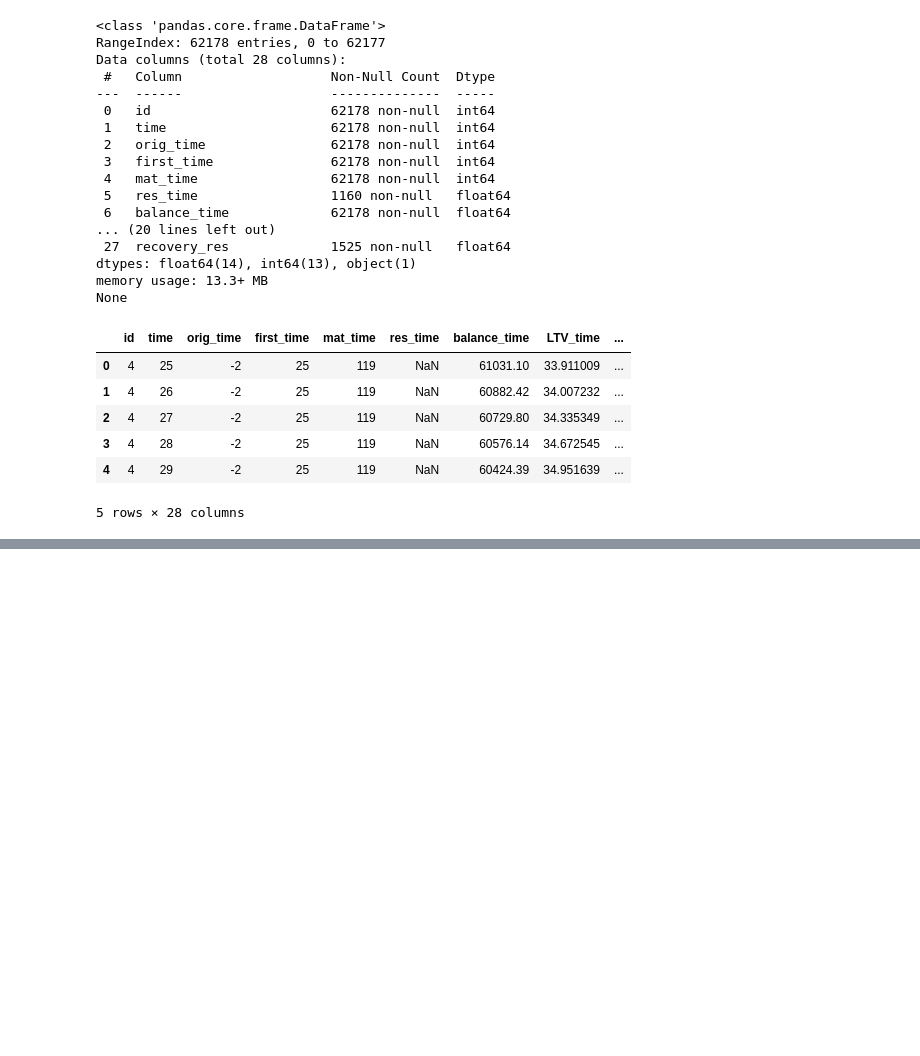
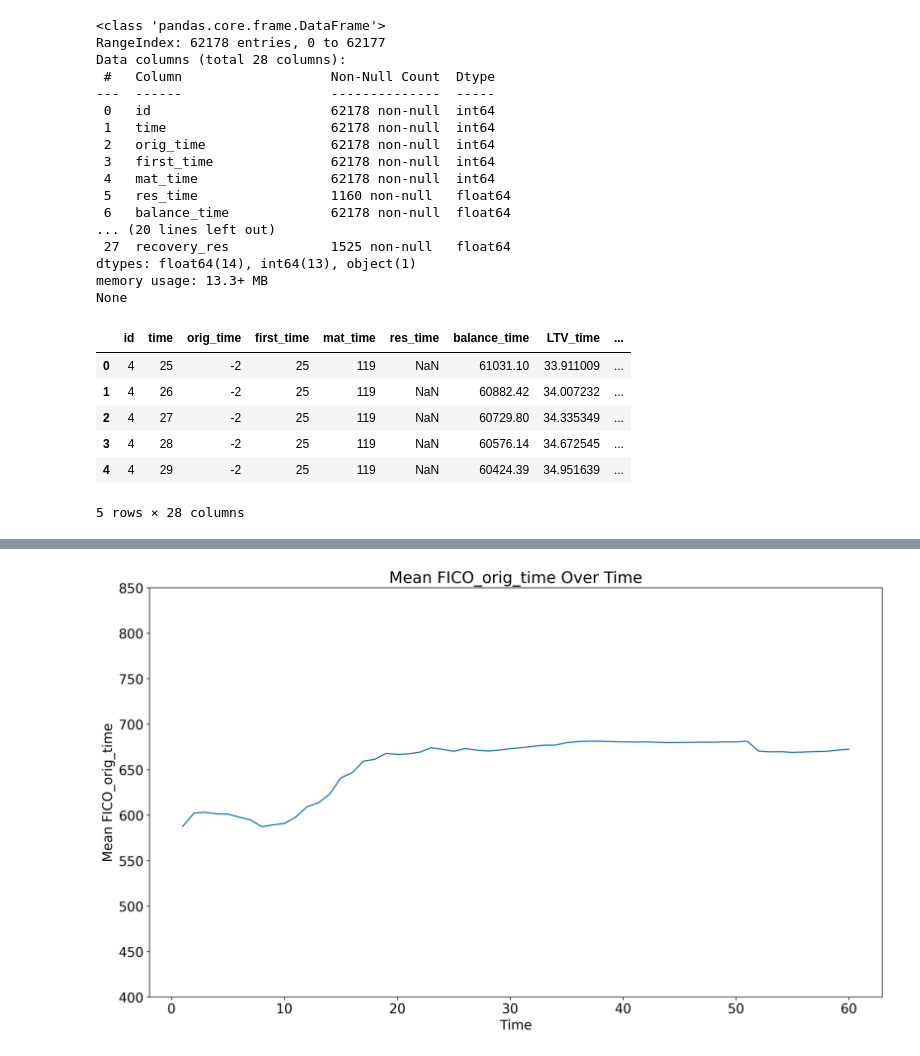
Before and after one commit to AndresMontesDeOca/Deep_Credit_Risk, a Jupyter notebook: Deep_Credit_Risk.ipynb, the cells around one changed output, grey strips where cells are left out. Drawn from its saved outputs; the diff is of its cells as text; code cells hidden in the pictures; blank space fills up the shorter version.

```diff
--- a/Deep_Credit_Risk.ipynb
+++ b/Deep_Credit_Risk.ipynb
@@ -5,5 +3,11 @@ import pandas as pd
-# %%
-data = pd.read_csv("dcr.csv")
+# %%
+import warnings; warnings.simplefilter('ignore')
+from dcr import *
+
+%matplotlib inline
+plt.rcParams['figure.figsize'] = (16, 9)
+plt.rcParams['figure.dpi'] = 300
+plt.rcParams.update({'font.size':16})
 # %%
 print(data.info())
 display(data.head())
@@ -34,0 +124,11 @@ None
+# %%
+mean_fico_over_time = data.groupby('time')['FICO_orig_time'].mean()
+
+mean_fico_over_time.plot(kind='line')
+plt.title('Mean FICO_orig_time Over Time')
+plt.xlabel('Time')
+plt.ylabel('Mean FICO_orig_time')
+plt.ylim([400, 850])
+plt.show()
+# %% [output]
+[figure, added]
```
Also changed, not shown: parts of 11 cells of this notebook.
